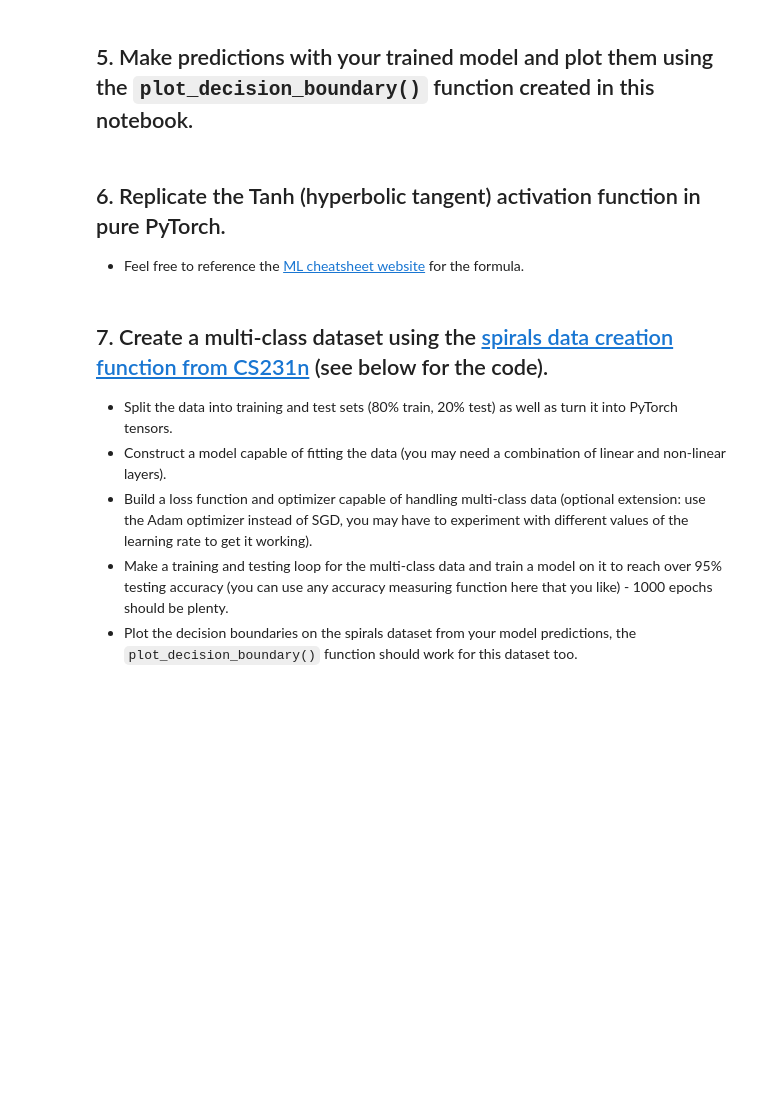
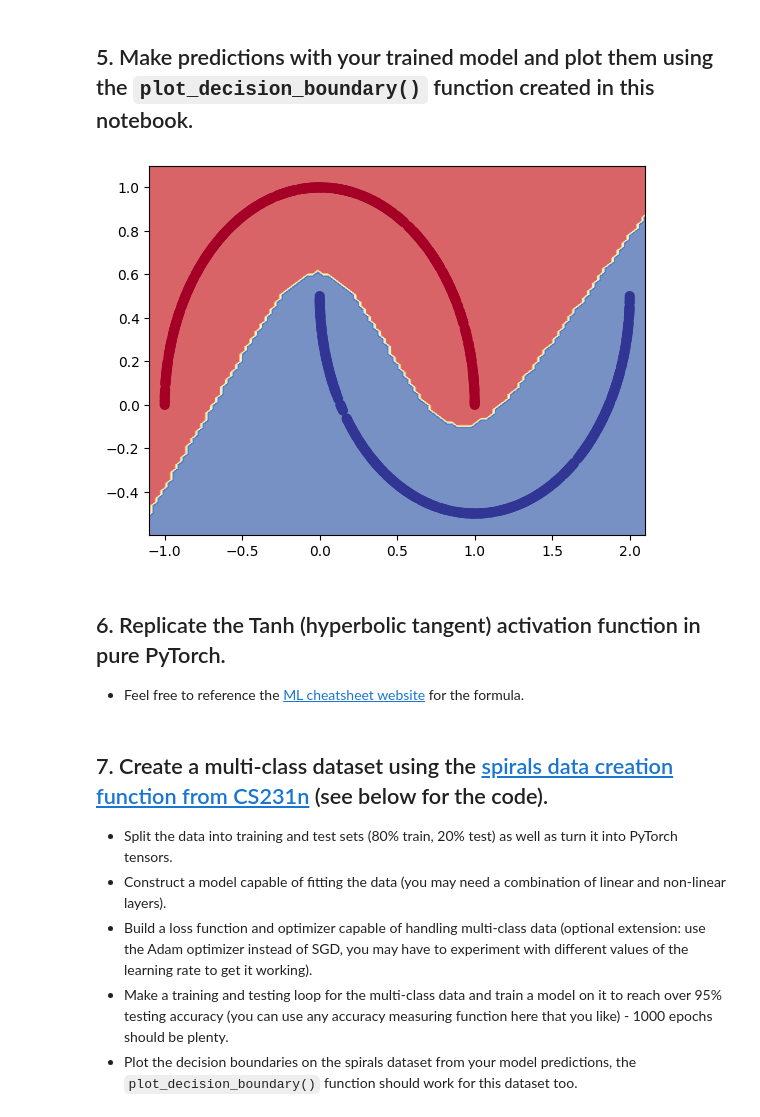
Before and after one commit to Kodi006/trail, a Jupyter notebook: extras/exercises/02_pytorch_classification_exercises.ipynb, the cells around one changed output. Drawn from its saved outputs; the diff is of its cells as text; code cells hidden in the pictures; blank space fills up the shorter version.

```diff
--- a/extras/exercises/02_pytorch_classification_exercises.ipynb
+++ b/extras/exercises/02_pytorch_classification_exercises.ipynb
@@ -64,6 +62,11 @@ plt.scatter(x[:,0],x[:,1],c=y,cmap="RdYlGn")
 # %%
 # Turn data into tensors of dtype float
 
-
 # Split the data into train and test sets (80% train, 20% test)
 from sklearn.model_selection import train_test_split
+xtr,xte,ytr,yte=train_test_split(x,y,train_size=0.8,random_state=42)
+xtr=torch.from_numpy(xtr).type(torch.float)
+ytr=torch.from_numpy(ytr).type(torch.float)
+xte=torch.from_numpy(xte).type(torch.float)
+yte=torch.from_numpy(yte).type(torch.float)
+ytr.shape
@@ -88,8 +104,9 @@ class MoonModelV0(nn.Module):
 ## 3. Setup a binary classification compatible loss function and optimizer to use when training the model built in 2.
 # %%
 # Setup loss function
-
+loss_fx=nn.BCEWithLogitsLoss()
 # Setup optimizer to optimize model's parameters
+optimizer=torch.optim.SGD(model_0.parameters(),lr=0.1)
 # %% [markdown]
 ## 4. Create a training and testing loop to fit the model you created in 2 to the data you created in 1.
   * Do a forward pass of the model to see what's coming out in the form of logits, prediction probabilities and labels.
@@ -125,6 +152,6 @@ from torchmetrics import Accuracy
 # %%
 ## TODO: Uncomment this to set the seed
-# torch.manual_seed(RANDOM_SEED)
+torch.manual_seed(42)
 
 # Setup epochs
 
@@ -133,42 +160,48 @@ from torchmetrics import Accuracy
 
 
 # Loop through the data
-# for epoch in range(epochs):
+for epoch in range(1000):
   ### Training
-
+  model_0.train()
 
   # 1. Forward pass (logits output)
+  y_logits=model_0(xtr)
+  # Turn logits into prediction probabilities
+  y_pred=torch.sigmoid(y_logits.squeeze())
 
-  # Turn logits into prediction probabilities
 
 
   # Turn prediction probabilities into prediction labels
 
 
   # 2. Calculaute the loss
+  loss=loss_fx(y_logits.squeeze(),ytr)
   # loss = loss_fn(y_logits, y_train) # loss = compare model raw outputs to desired model outputs
 
   # Calculate the accuracy
   # acc = acc_fn(y_pred, y_train.int()) # the accuracy function needs to compare pred labels (not logits) with actual labels
-
+  ac=acc(y_pred.squeeze(),ytr)
   # 3. Zero the gradients
-
+  optimizer.zero_grad()
 
   # 4. Loss backward (perform backpropagation) - https://brilliant.org/wiki/backpropagation/#:~:text=Backpropagation%2C%20short%20for%20%22backward%20propagation,to%20the%20neural%20network's%20weights.
-
+  loss.backward()
   # 5. Step the optimizer (gradient descent) - https://towardsdatascience.com/gradient-descent-algorithm-a-deep-dive-cf04e8115f21#:~:text=Gradient%20descent%20(GD)%20is%20an,e.g.%20in%20a%20linear%20regression)
-
+  optimizer.step()
 
   ### Testing
-  # model_0.eval()
-  # with torch.inference_mode():
+  model_0.eval()
+  with torch.inference_mode():
     # 1. Forward pass (to get the logits)
+    y_logits_test=model_0(xte)
 
-    # Turn the test logits into prediction labels
+    y_pred_test=torch.sigmoid(y_logits_test.squeeze())
 
+    y_pred_labels_test=torch.round(y_pred_test)
 
-    # 2. Caculate the test loss/acc
+    loss_test=loss_fx(y_logits_test.squeeze(),yte)
 
 
   # Print out what's happening every 100 epochs
-  # if epoch % 100 == 0:
+  if epoch % 100 == 0:
+    print(f"Epoch: {epoch} | Loss: {loss:.5f}, Acc: {ac:.2f}% | Test loss: {loss_test:.5f}, Test acc: {acc(y_pred_labels_test,yte):.2f}%")
@@ -213,6 +257,9 @@ def plot_decision_boundary(model, X, y):
     plt.ylim(yy.min(), yy.max())
 # %%
 # Plot decision boundaries for training and test sets
+plot_decision_boundary(model_0,xtr,ytr)
+# %% [output]
+[figure, added]
 # %% [markdown]
 ## 6. Replicate the Tanh (hyperbolic tangent) activation function in pure PyTorch.
   * Feel free to reference the [ML cheatsheet website](https://ml-cheatsheet.readthedocs.io/en/latest/activation_functions.html#tanh) for the formula.
```
Also changed, not shown: parts of 6 cells of this notebook.
